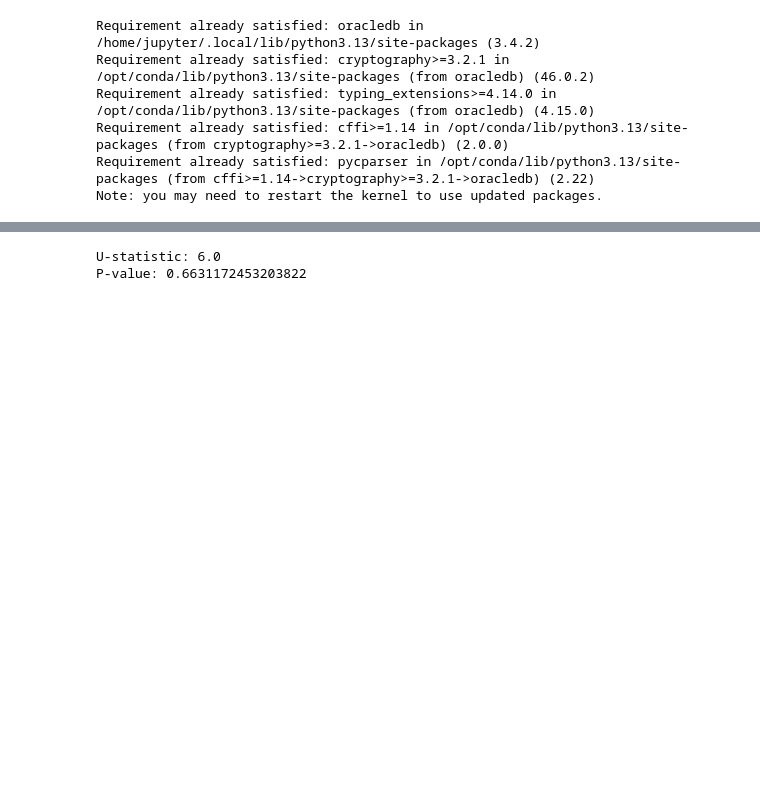
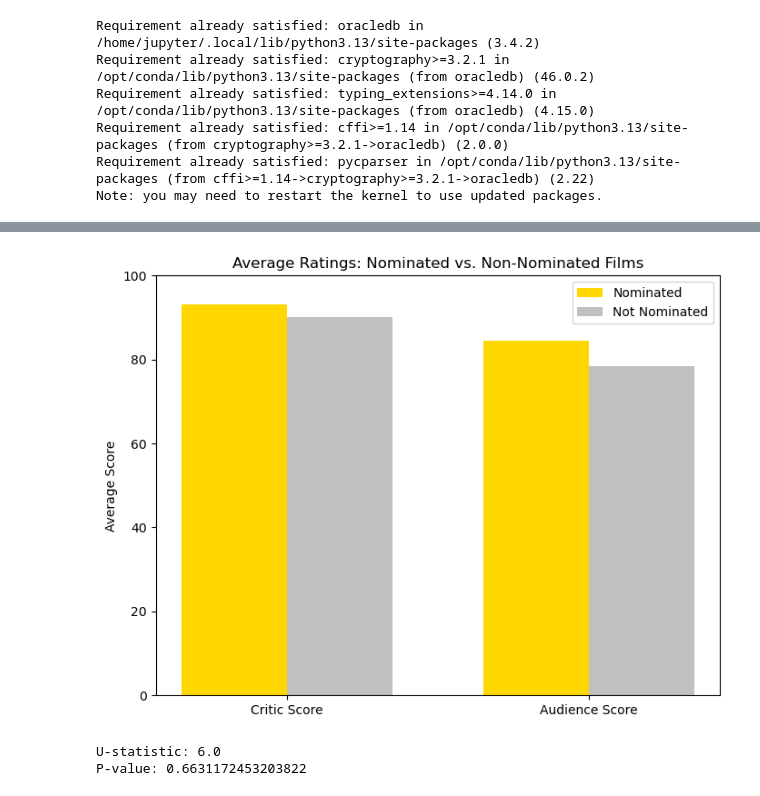
Before and after one commit to maggie63/cpsc368_group19, a Jupyter notebook: phase-3.ipynb, the cells around one changed output, grey strips where cells are left out. Drawn from its saved outputs; the diff is of its cells as text; code cells hidden in the pictures; blank space fills up the shorter version.

```diff
--- a/phase-3.ipynb
+++ b/phase-3.ipynb
@@ -27,3 +78,33 @@ cur = connection.cursor()
+# %%
+# Calculate the averages
+avg_nom_critic = nom_df['Critic_Score'].mean()
+avg_not_nom_critic = not_nom_df['Critic_Score'].mean()
+
+avg_nom_aud = nom_df['Audience_Score'].mean()
+avg_not_nom_aud = not_nom_df['Audience_Score'].mean()
+
+# Set up the grouped bar chart
+labels = ['Critic Score', 'Audience Score']
+nominated_means = [avg_nom_critic, avg_nom_aud]
+not_nominated_means = [avg_not_nom_critic, avg_not_nom_aud]
+
+x = np.arange(len(labels))
+width = 0.35
+
+fig, ax = plt.subplots(figsize=(8, 6))
+rects1 = ax.bar(x - width/2, nominated_means, width, label='Nominated', color='gold')
+rects2 = ax.bar(x + width/2, not_nominated_means, width, label='Not Nominated', color='silver')
+
+ax.set_ylabel('Average Score')
+ax.set_title('Average Ratings: Nominated vs. Non-Nominated Films')
+ax.set_xticks(x)
+ax.set_xticklabels(labels)
+ax.legend()
+ax.set_ylim(0, 100)
+
+plt.show()
+# %% [output]
+[figure, added]
 # %%
 # Query 3
 cur.execute("""
```
Also changed, not shown: parts of 7 cells of this notebook.
